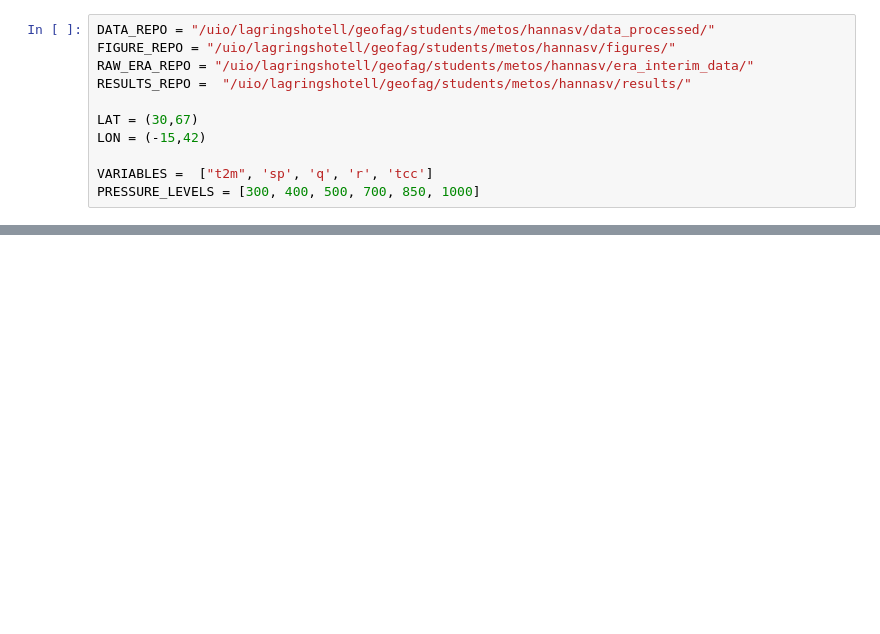
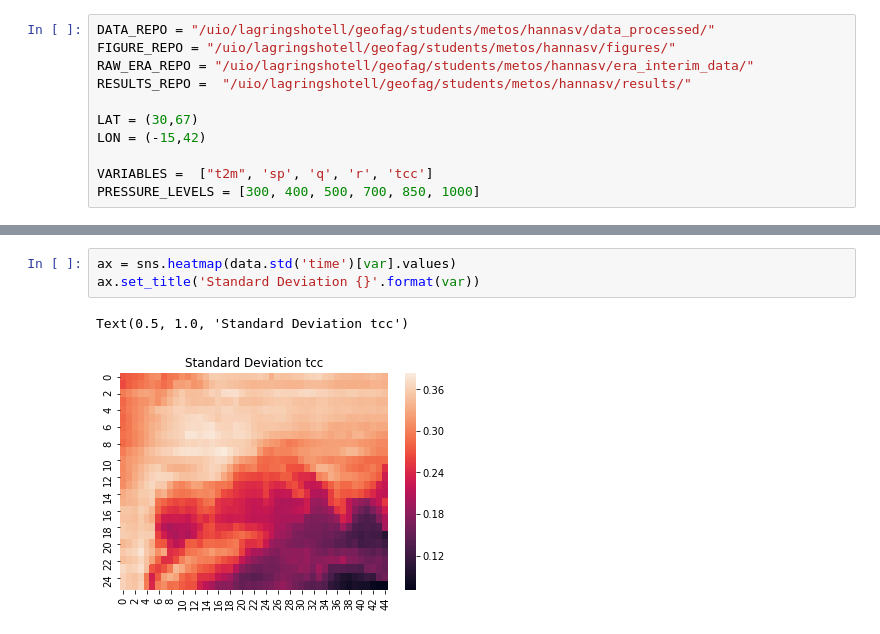
Before and after one commit to hannasv/ms, a Jupyter notebook: notebooks/ReadingEraInterim.ipynb, the cells around one changed output, grey strips where cells are left out. Saved outputs shown, nothing was run; the diff lists cells and outputs as text; blank space fills up the shorter version.

```diff
--- a/notebooks/ReadingEraInterim.ipynb
+++ b/notebooks/ReadingEraInterim.ipynb
@@ -104,0 +51,6 @@ SyntaxError: invalid syntax (<ipython-input-4-e43700fe0739>, line 1)
+# %%
+ax = sns.heatmap(data.std('time')[var].values)
+ax.set_title('Standard Deviation {}'.format(var))
+# %% [output]
+Text(0.5, 1.0, 'Standard Deviation tcc')
+[figure, added]
```
Also changed, not shown: parts of 24 cells of this notebook.
